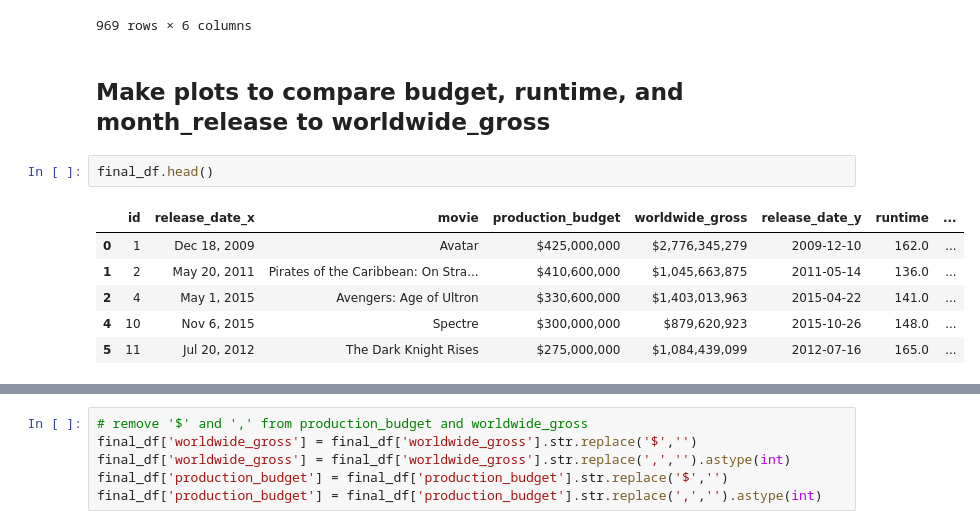
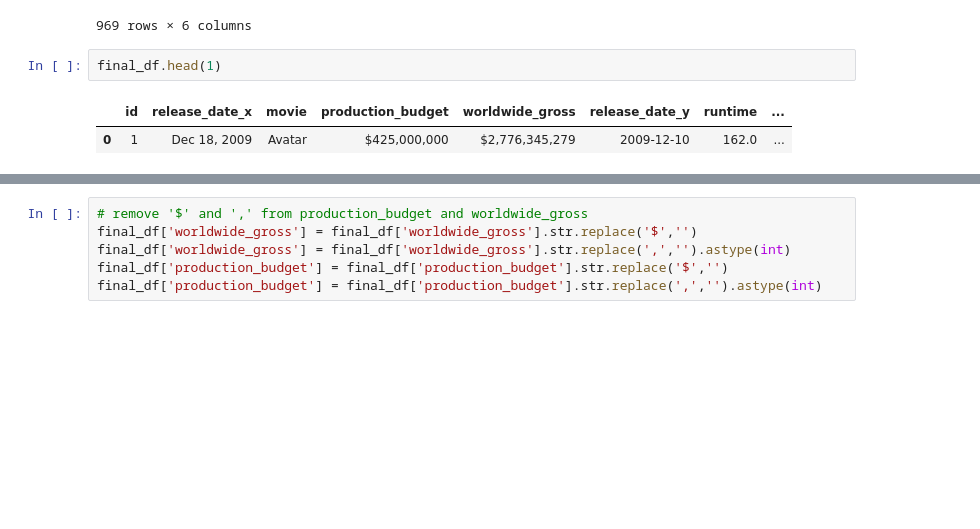
Before and after one commit to jsharing/Microsoft-Studio-Recommendations, a Jupyter notebook: student.ipynb, the cells around one changed output, grey strips where cells are left out. Saved outputs shown, nothing was run; the diff lists cells and outputs as text; blank space fills up the shorter version.

```diff
--- a/student.ipynb
+++ b/student.ipynb
@@ -702,14 +694,8 @@ new_studio_df
 | 967 | Patti Cake$ | 108.0 | 2017 | 1000000 | 1471090 | Aug |
 | 968 | City of Ghosts | 90.0 | 2017 | 17500000 | 325491 | Apr |
 969 rows × 6 columns
-# %% [markdown]
-## Make plots to compare budget, runtime, and month_release to worldwide_gross
 # %%
-final_df.head()
+final_df.head(1)
 # %% [output]
 |  | id | release_date_x | movie | production_budget | worldwide_gross | release_date_y | runtime | ... |
 | 0 | 1 | Dec 18, 2009 | Avatar | $425,000,000 | $2,776,345,279 | 2009-12-10 | 162.0 | ... |
-| 1 | 2 | May 20, 2011 | Pirates of the Caribbean: On Stra... | $410,600,000 | $1,045,663,875 | 2011-05-14 | 136.0 | ... |
-| 2 | 4 | May 1, 2015 | Avengers: Age of Ultron | $330,600,000 | $1,403,013,963 | 2015-04-22 | 141.0 | ... |
-| 4 | 10 | Nov 6, 2015 | Spectre | $300,000,000 | $879,620,923 | 2015-10-26 | 148.0 | ... |
-| 5 | 11 | Jul 20, 2012 | The Dark Knight Rises | $275,000,000 | $1,084,439,099 | 2012-07-16 | 165.0 | ... |
```
Also changed, not shown: parts of 64 cells of this notebook.
